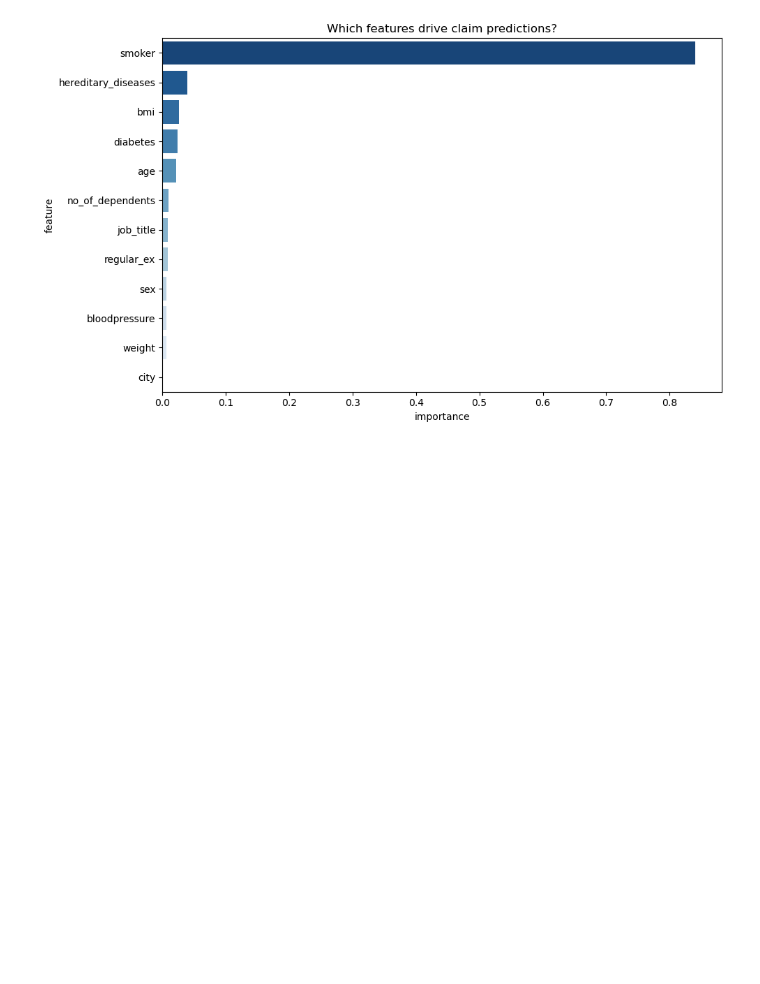
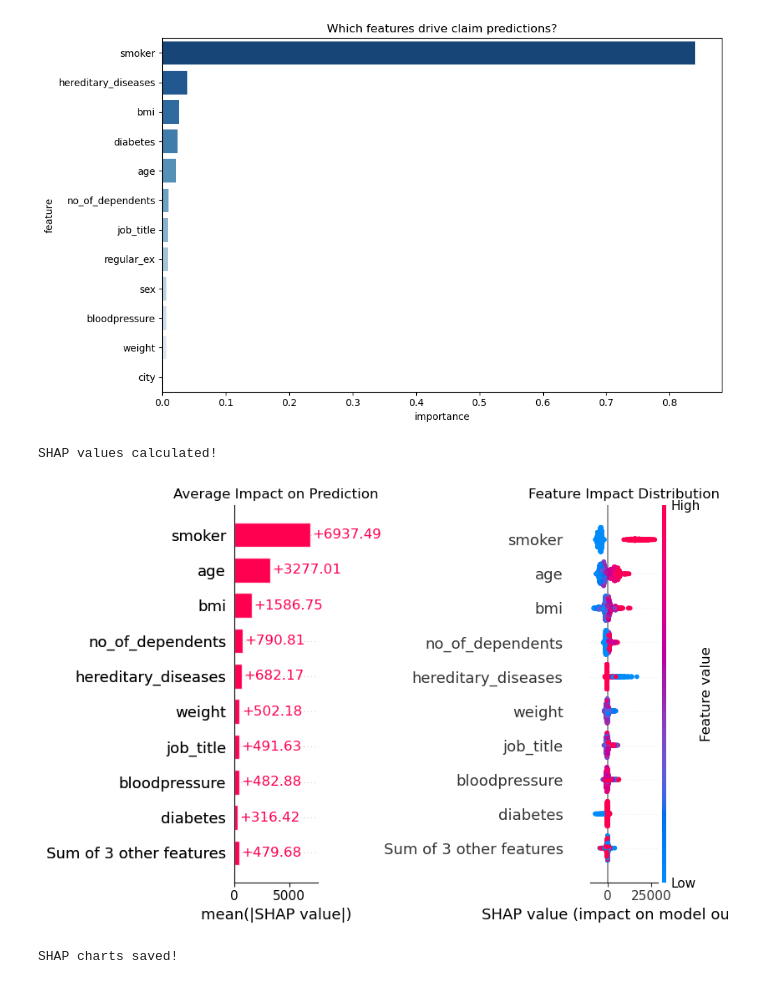
Before and after one commit to komalkaushikr/health_insurance_claim_prediction, a Jupyter notebook: notebooks/02_model.ipynb, the cells around one changed output. Saved outputs shown, nothing was run; the diff lists cells and outputs as text; code cells hidden in the pictures; blank space fills up the shorter version.

Commit message:
Add  SHAP explanability with feature impact chart

```diff
--- a/notebooks/02_model.ipynb
+++ b/notebooks/02_model.ipynb
@@ -110,3 +110,32 @@ plt.tight_layout()
 plt.show()
 # %% [output]
 [figure]
+# %%
+import shap
+
+explainer = shap.TreeExplainer(model)
+shap_values = explainer(X_test)
+
+print("SHAP values calculated!")
+# %% [output]
+SHAP values calculated!
+# %%
+fig, axes = plt.subplots(1, 2, figsize=(16, 6))
+
+# Chart 1 - Feature importance bar
+plt.subplot(1, 2, 1)
+shap.plots.bar(shap_values, show=False)
+plt.title("Average Impact on Prediction")
+
+# Chart 2 - Beeswarm
+plt.subplot(1, 2, 2)
+shap.plots.beeswarm(shap_values, show=False)
+plt.title("Feature Impact Distribution")
+
+plt.tight_layout()
+plt.savefig("../data/shap_summary.png", dpi=150, bbox_inches='tight')
+plt.show()
+print("SHAP charts saved!")
+# %% [output]
+[figure, added]
+SHAP charts saved!
```
Also changed, not shown: 1 other file.
